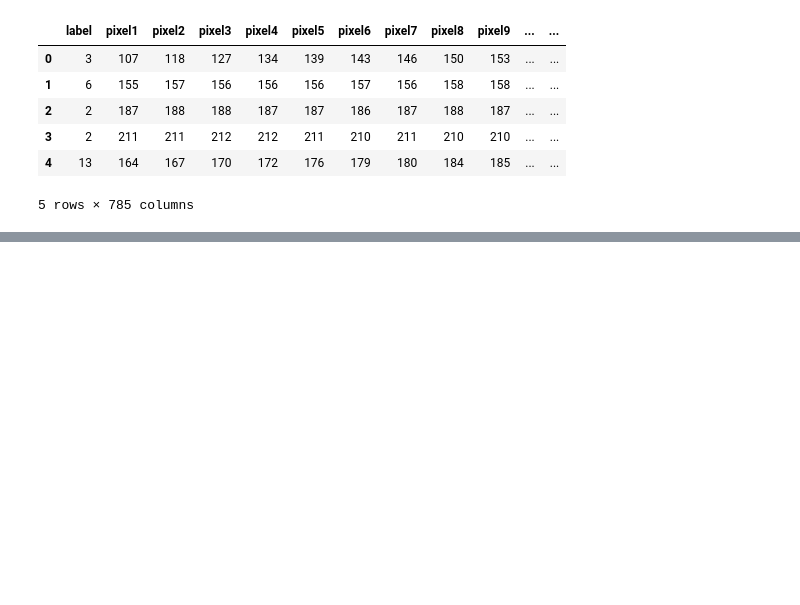
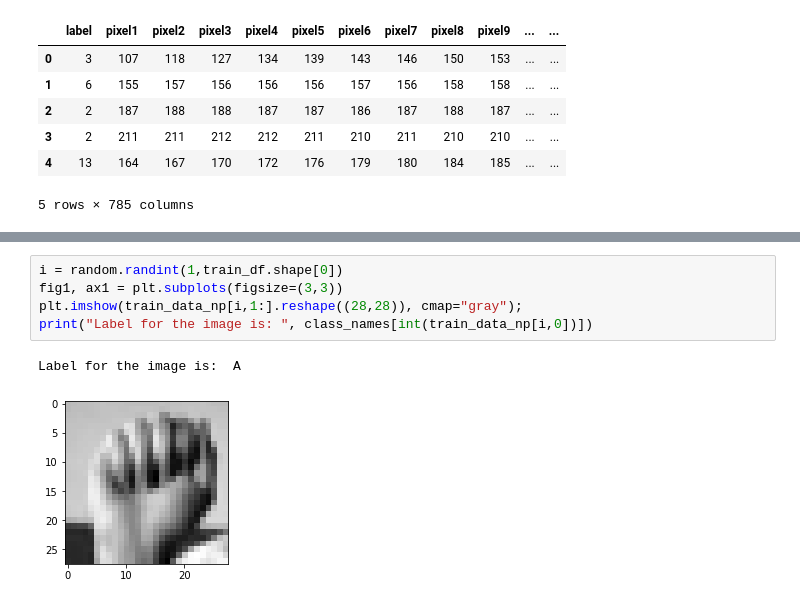
Before and after one commit to ylg619/sld, a Jupyter notebook: notebooks/notebookselma.ipynb, the cells around one changed output, grey strips where cells are left out. Cells and saved outputs as stored; diff of their text form; blank space fills up the shorter version.

```diff
--- a/notebooks/notebookselma.ipynb
+++ b/notebooks/notebookselma.ipynb
@@ -16,0 +77,8 @@ df.head()
+# %%
+i = random.randint(1,train_df.shape[0])
+fig1, ax1 = plt.subplots(figsize=(3,3))
+plt.imshow(train_data_np[i,1:].reshape((28,28)), cmap="gray");
+print("Label for the image is: ", class_names[int(train_data_np[i,0])])
+# %% [output]
+Label for the image is:  A
+[figure, added]
```
Also changed, not shown: parts of 46 cells of this notebook.
